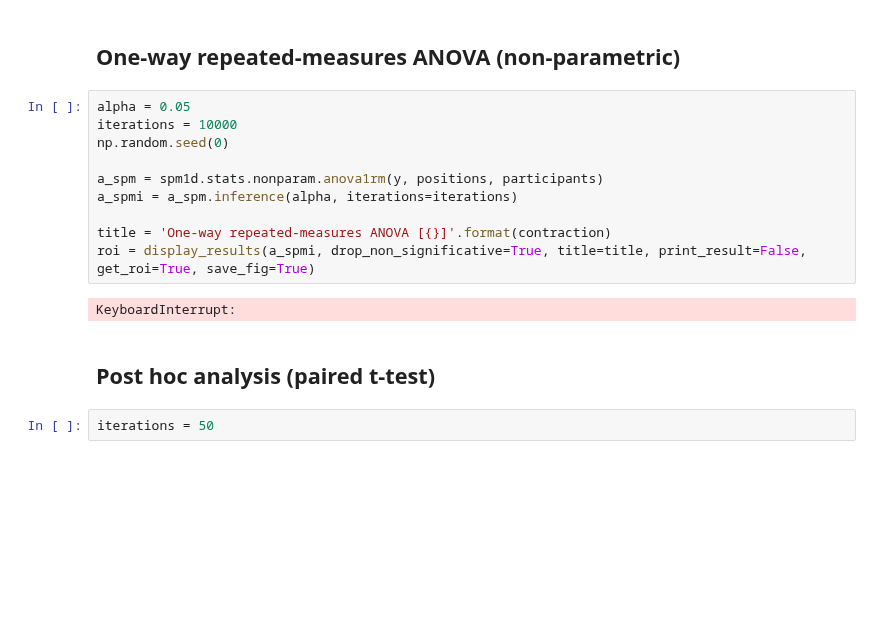
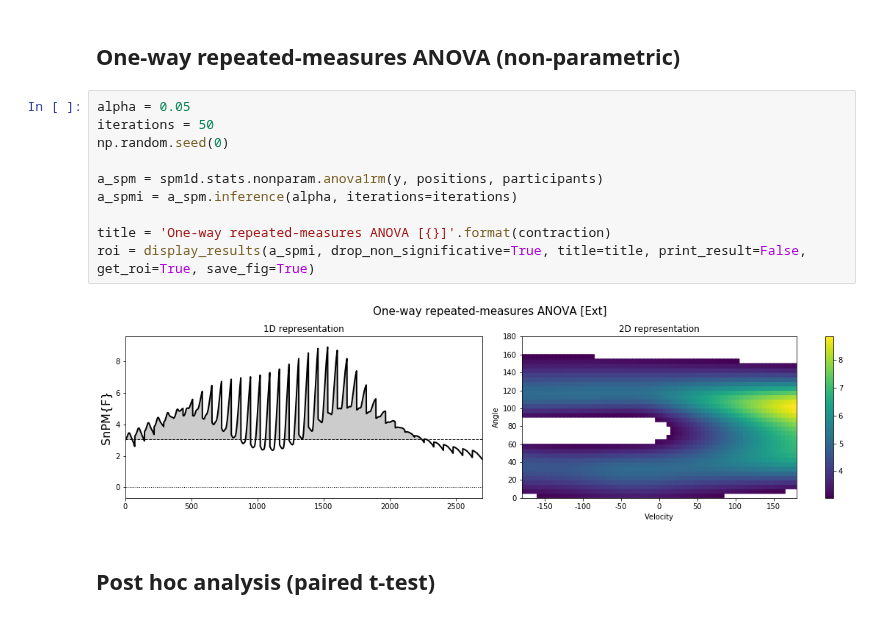
Before and after one commit to romainmartinez/envergo, a Jupyter notebook: 1_spm.ipynb, the cells around one changed output. Saved outputs shown, nothing was run; the diff lists cells and outputs as text; blank space fills up the shorter version.

```diff
--- a/1_spm.ipynb
+++ b/1_spm.ipynb
@@ -151,20 +151,18 @@ def display_results(spm, drop_non_significative=False, title=None,
 ## One-way repeated-measures ANOVA (non-parametric)
 # %%
 alpha = 0.05
-iterations = 10000
+iterations = 50
 np.random.seed(0)
 
 a_spm = spm1d.stats.nonparam.anova1rm(y, positions, participants)
 a_spmi = a_spm.inference(alpha, iterations=iterations)
 
 title = 'One-way repeated-measures ANOVA [{}]'.format(contraction)
 roi = display_results(a_spmi, drop_non_significative=True, title=title, print_result=False, get_roi=True, save_fig=True)
 # %% [output]
-KeyboardInterrupt:
+[figure, added]
 # %% [markdown]
 ## Post hoc analysis (paired t-test)
-# %%
-iterations = 50
 # %%
 n_positions = len(set(positions))
 name_positions = list(torque.keys())
```
Also changed, not shown: parts of 1 cell of this notebook.
